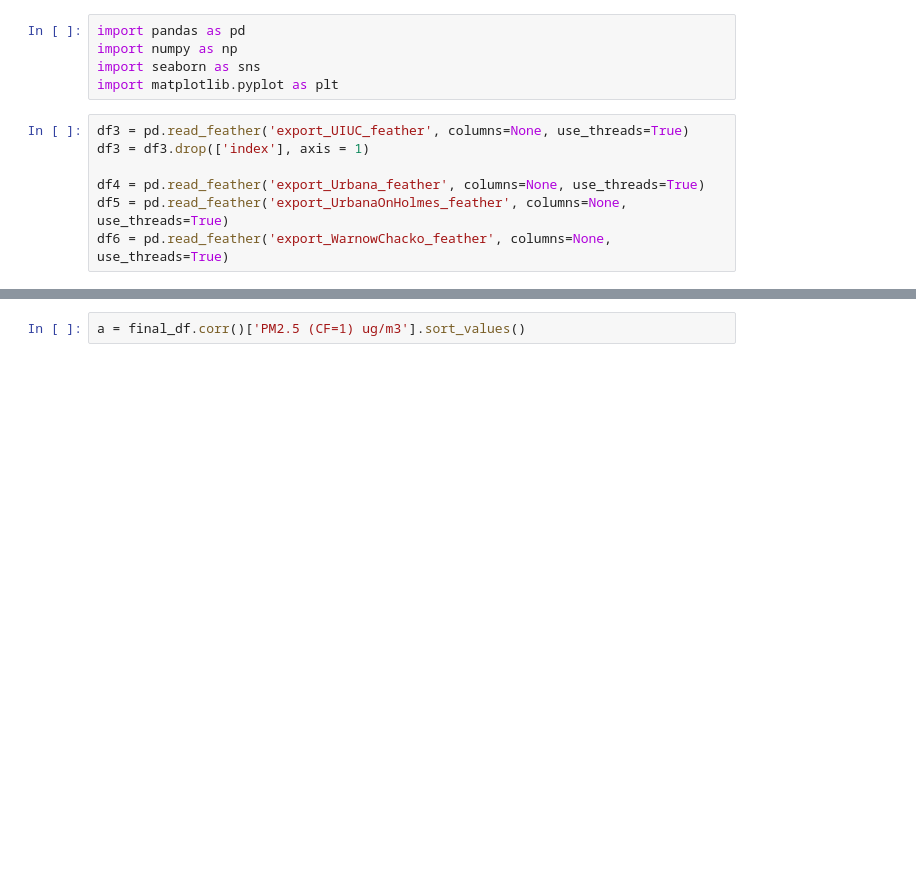
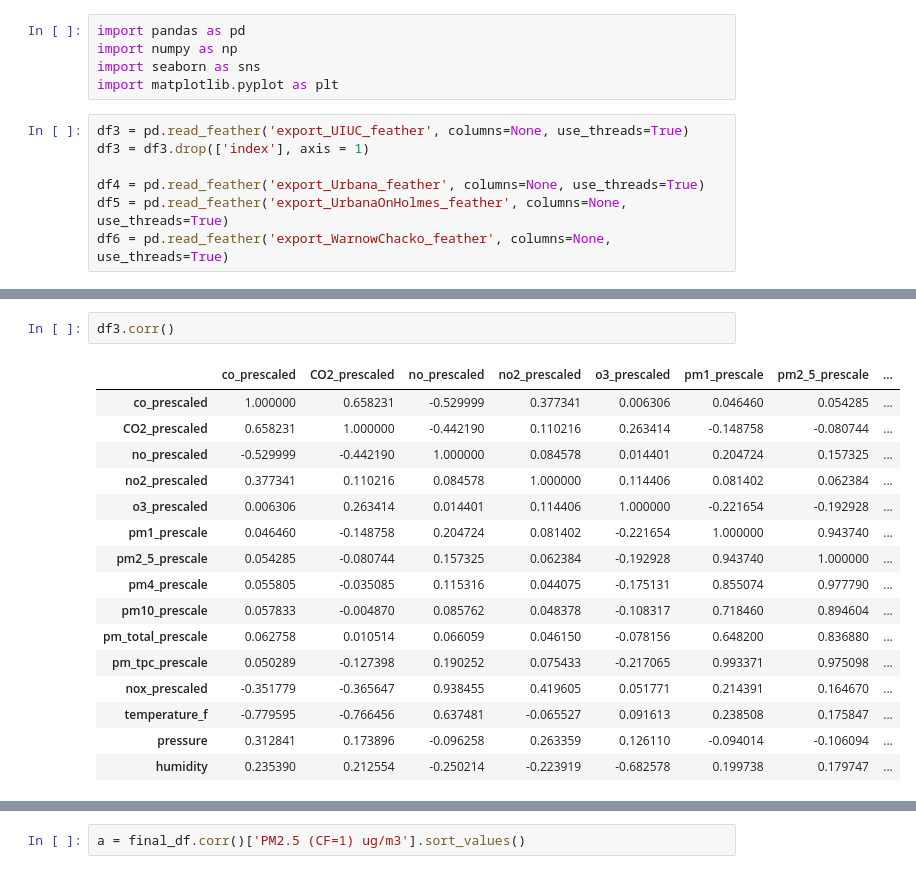
Before and after one commit to mihakim2/2021Fall_finals, a Jupyter notebook: correlations.ipynb, the cells around one changed output, grey strips where cells are left out. Saved outputs shown, nothing was run; the diff lists cells and outputs as text; blank space fills up the shorter version.

```diff
--- a/correlations.ipynb
+++ b/correlations.ipynb
@@ -22,3 +44,22 @@ final_df.head(5)
+# %%
+df3.corr()
+# %% [output]
+|  | co_prescaled | CO2_prescaled | no_prescaled | no2_prescaled | o3_prescaled | pm1_prescale | pm2_5_prescale | ... |
+| co_prescaled | 1.000000 | 0.658231 | -0.529999 | 0.377341 | 0.006306 | 0.046460 | 0.054285 | ... |
+| CO2_prescaled | 0.658231 | 1.000000 | -0.442190 | 0.110216 | 0.263414 | -0.148758 | -0.080744 | ... |
+| no_prescaled | -0.529999 | -0.442190 | 1.000000 | 0.084578 | 0.014401 | 0.204724 | 0.157325 | ... |
+| no2_prescaled | 0.377341 | 0.110216 | 0.084578 | 1.000000 | 0.114406 | 0.081402 | 0.062384 | ... |
+| o3_prescaled | 0.006306 | 0.263414 | 0.014401 | 0.114406 | 1.000000 | -0.221654 | -0.192928 | ... |
+| pm1_prescale | 0.046460 | -0.148758 | 0.204724 | 0.081402 | -0.221654 | 1.000000 | 0.943740 | ... |
+| pm2_5_prescale | 0.054285 | -0.080744 | 0.157325 | 0.062384 | -0.192928 | 0.943740 | 1.000000 | ... |
+| pm4_prescale | 0.055805 | -0.035085 | 0.115316 | 0.044075 | -0.175131 | 0.855074 | 0.977790 | ... |
+| pm10_prescale | 0.057833 | -0.004870 | 0.085762 | 0.048378 | -0.108317 | 0.718460 | 0.894604 | ... |
+| pm_total_prescale | 0.062758 | 0.010514 | 0.066059 | 0.046150 | -0.078156 | 0.648200 | 0.836880 | ... |
+| pm_tpc_prescale | 0.050289 | -0.127398 | 0.190252 | 0.075433 | -0.217065 | 0.993371 | 0.975098 | ... |
+| nox_prescaled | -0.351779 | -0.365647 | 0.938455 | 0.419605 | 0.051771 | 0.214391 | 0.164670 | ... |
+| temperature_f | -0.779595 | -0.766456 | 0.637481 | -0.065527 | 0.091613 | 0.238508 | 0.175847 | ... |
+| pressure | 0.312841 | 0.173896 | -0.096258 | 0.263359 | 0.126110 | -0.094014 | -0.106094 | ... |
+| humidity | 0.235390 | 0.212554 | -0.250214 | -0.223919 | -0.682578 | 0.199738 | 0.179747 | ... |
 # %%
 #Correlation heatmap for UIUC Sensor Data
 sns.heatmap(df3.corr())
```
Also changed, not shown: parts of 32 cells of this notebook, 2 other files.
